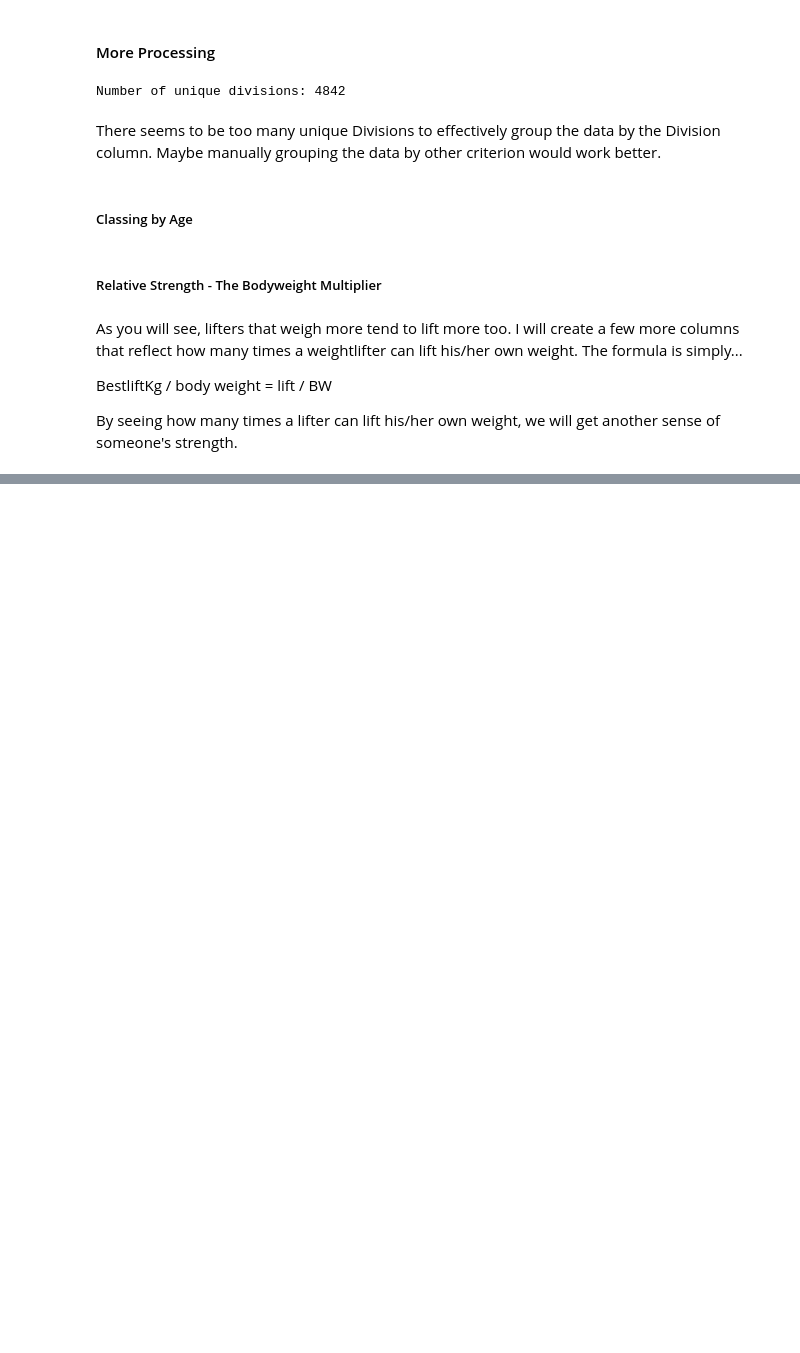
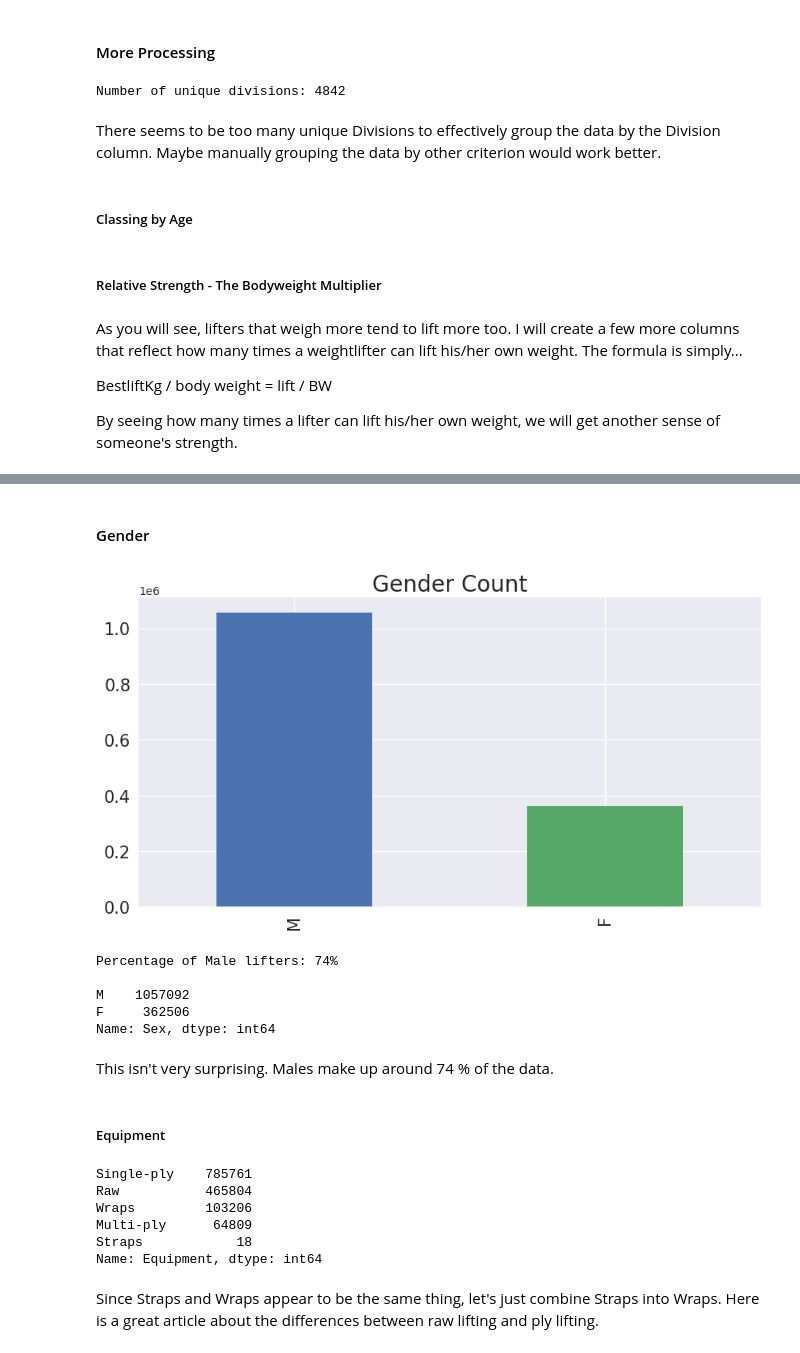
Before and after one commit to joshoandres13/pandas_practice, a Jupyter notebook: pandas_practice.ipynb, the cells around one changed output, grey strips where cells are left out. Saved outputs shown, nothing was run; the diff lists cells and outputs as text; code cells hidden in the pictures; blank space fills up the shorter version.

Commit message:
Graphical

```diff
--- a/pandas_practice.ipynb
+++ b/pandas_practice.ipynb
@@ -312,0 +327,4 @@ df['Total / BW'] = df.apply(totalLiftBody,axis=1)
+# %%
+male = df[df['Sex']=='M']
+print(male)
+female = df[df['Sex']=='F']
@@ -312,0 +387,3 @@ df['Total / BW'] = df.apply(totalLiftBody,axis=1)
+# %%
+male['WeightClassKg'] = male['BodyweightKg'].apply(male_weight_class)
+female['WeightClassKg'] = female['BodyweightKg'].apply(female_weight_class)
@@ -312,0 +401,2 @@ df['Total / BW'] = df.apply(totalLiftBody,axis=1)
+# %%
+df = pd.concat([male,female])
@@ -312,0 +425,6 @@ df['Total / BW'] = df.apply(totalLiftBody,axis=1)
+# %%
+#Make sure to only drop negatives. We want to keep NaN values.
+
+df = df[(df['Best3SquatKg'] > 0) | (df['Best3SquatKg'].isnull() == True)]
+df = df[(df['Best3DeadliftKg'] > 0) | (df['Best3DeadliftKg'].isnull() == True)]
+df = df[(df['Best3BenchKg'] > 0) | (df['Best3BenchKg'].isnull() == True)]
@@ -312,0 +435,34 @@ df['Total / BW'] = df.apply(totalLiftBody,axis=1)
+# %% [markdown]
+#### Gender
+# %%
+plt.style.use('seaborn')
+plt.figure(figsize=(10,5))
+df['Sex'].value_counts().plot(kind='bar', color=["C0","C1"])
+plt.title('Gender Count',fontsize=20)
+plt.yticks(np.arange(0,1200000,200000),fontsize=15)
+plt.xticks(fontsize=15)
+plt.show()
+print('Percentage of Male lifters: {}%\n'.format(round(len(df[df['Sex']=='M'])/len(df)*100),4))
+print(df['Sex'].value_counts())
+# %% [output]
+[figure, added]
+Percentage of Male lifters: 74%
+
+M    1057092
+F     362506
+Name: Sex, dtype: int64
+# %% [markdown]
+This isn't very surprising. Males make up around 74 % of the data.
+# %% [markdown]
+##### Equipment
+# %%
+print(df['Equipment'].value_counts())
+# %% [output]
+Single-ply    785761
+Raw           465804
+Wraps         103206
+Multi-ply      64809
+Straps            18
+Name: Equipment, dtype: int64
+# %% [markdown]
+Since Straps and Wraps appear to be the same thing, let's just combine Straps into Wraps. Here is a great article about the differences between raw lifting and ply lifting.
```
Also changed, not shown: parts of 26 cells of this notebook.
